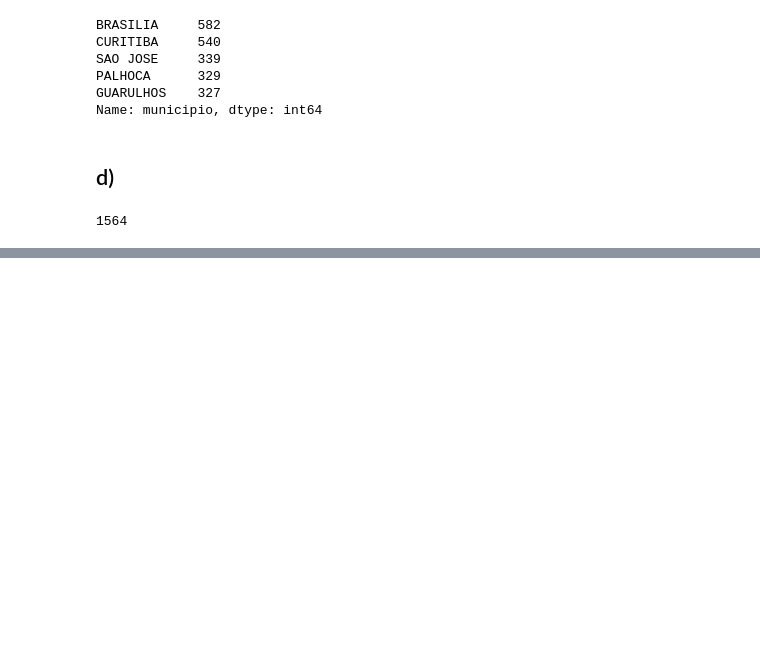
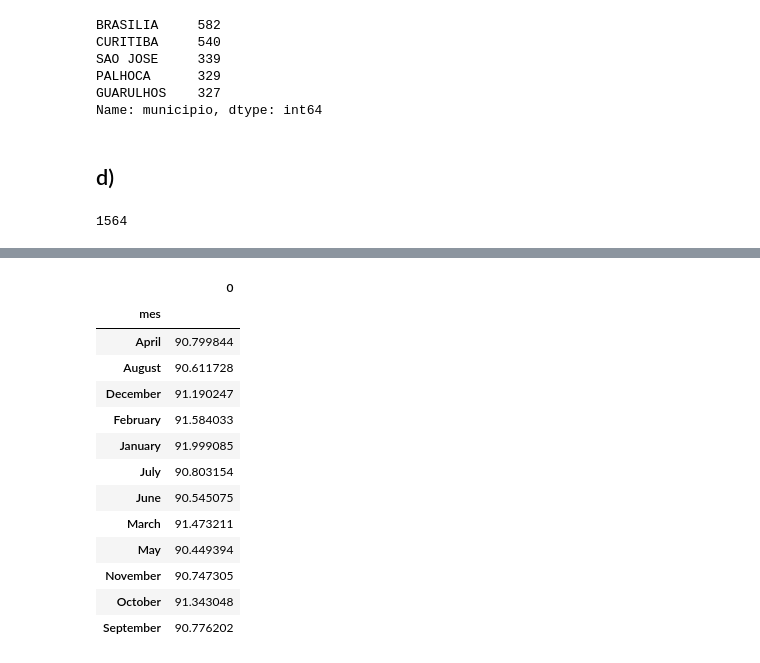
Before and after one commit to STNeto1/ifpb, a Jupyter notebook: estatistica/Projeto 1.ipynb, the cells around one changed output, grey strips where cells are left out. Drawn from its saved outputs; the diff is of its cells as text; code cells hidden in the pictures; blank space fills up the shorter version.

```diff
--- a/estatistica/Projeto 1.ipynb
+++ b/estatistica/Projeto 1.ipynb
@@ -68,0 +127,6 @@ list(detran20[detran20['uf'] == 'PB'].count())[0]
+# %%
+detran19['mes'] = list(map(lambda x: calendar.month_name[int(x[5:7])], list(detran19['data_inversa'])))
+detran20['mes'] = list(map(lambda x: calendar.month_name[int(x[5:7])], list(detran20['data_inversa'])))
+# %%
+detran19.set_index('mes', inplace=True)
+detran20.set_index('mes', inplace=True)
@@ -68,0 +147,17 @@ list(detran20[detran20['uf'] == 'PB'].count())[0]
+# %%
+final_detran19
+# %% [output]
+|  | 0 |
+| mes |  |
+| April | 90.799844 |
+| August | 90.611728 |
+| December | 91.190247 |
+| February | 91.584033 |
+| January | 91.999085 |
+| July | 90.803154 |
+| June | 90.545075 |
+| March | 91.473211 |
+| May | 90.449394 |
+| November | 90.747305 |
+| October | 91.343048 |
+| September | 90.776202 |
```
Also changed, not shown: parts of 25 cells of this notebook, 23 other files.
